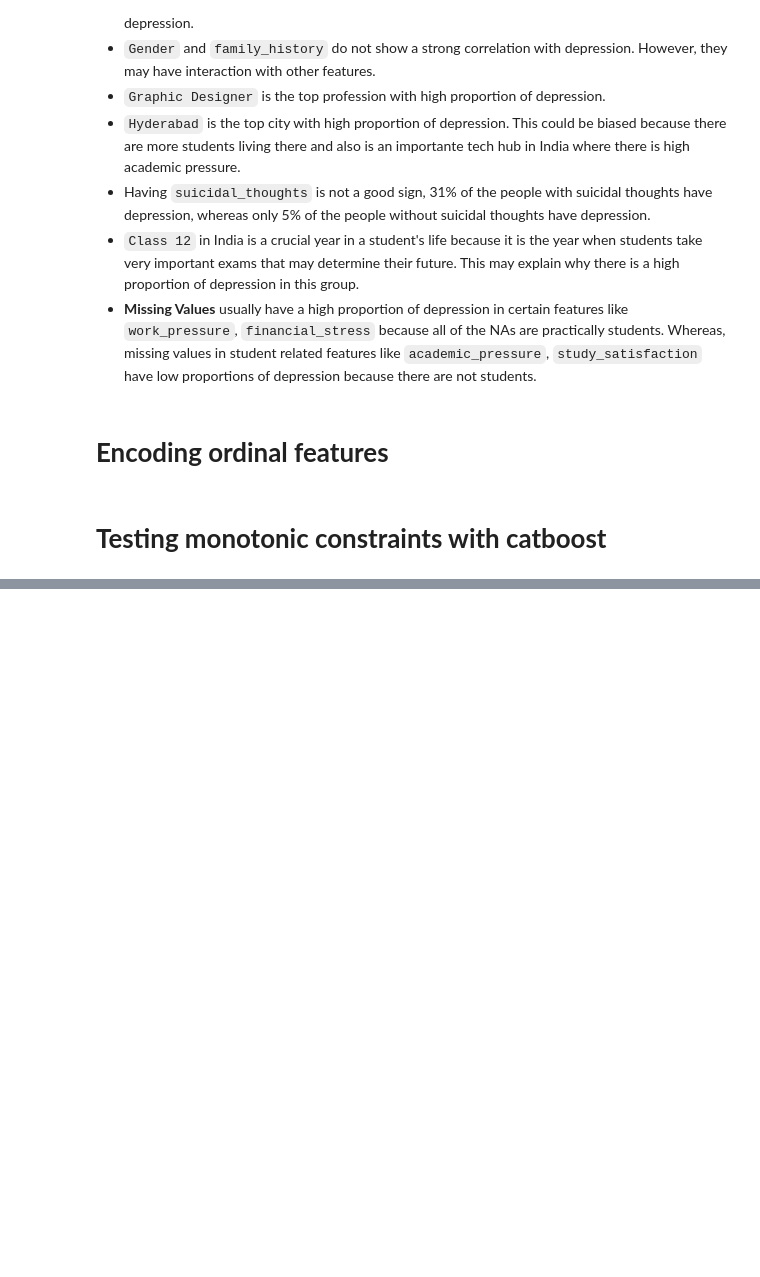
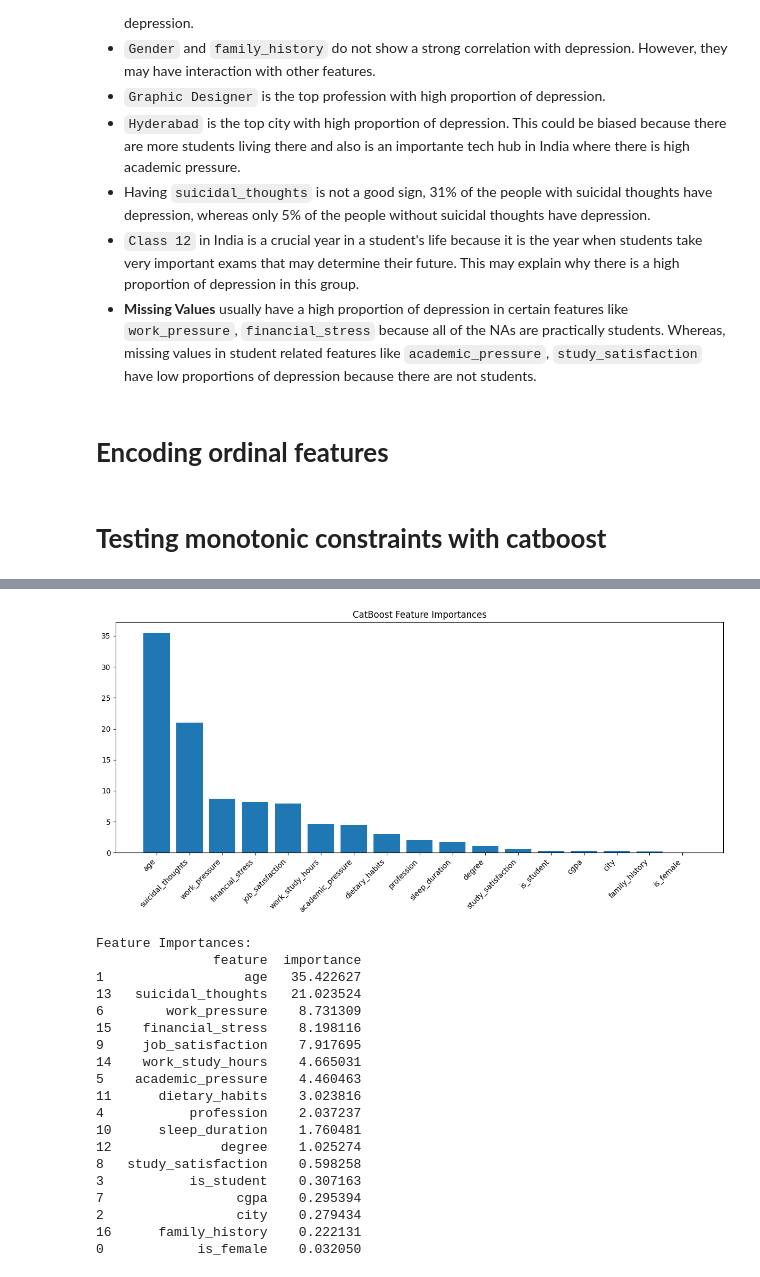
Before and after one commit to falrrema/Ps4e11_Exploring_Mental_Health_Data, a Jupyter notebook: Monotonic_Constrains_Experiments.ipynb, the cells around one changed output, grey strips where cells are left out. Saved outputs shown, nothing was run; the diff lists cells and outputs as text; code cells hidden in the pictures; blank space fills up the shorter version.

```diff
--- a/Monotonic_Constrains_Experiments.ipynb
+++ b/Monotonic_Constrains_Experiments.ipynb
@@ -205,8 +302,8 @@ for feat in ordered_features:
 train_prep['work_study_hours'] = apply_custom_mapping(train_prep['work_study_hours'], work_study_hours_mapping)
 train_prep['financial_stress'] = apply_custom_mapping(train_prep['financial_stress'], financial_stress_mapping)
 train_prep['academic_pressure'] = apply_custom_mapping(train_prep['academic_pressure'], academic_pressure_mapping)
-train_prep['dietary_habits'] = apply_custom_mapping(train_prep['dietary_habits'], dietary_mapping)
-train_prep['sleep_duration'] = apply_custom_mapping(train_prep['sleep_duration'], sleep_mapping)
+train_prep['dietary_habits'] = apply_custom_mapping(train_prep['dietary_habits'], dietary_mapping).astype(int)
+train_prep['sleep_duration'] = apply_custom_mapping(train_prep['sleep_duration'], sleep_mapping).astype(int)
 train_prep['work_pressure'] = apply_custom_mapping(train_prep['work_pressure'], work_pressure_mapping)
 train_prep['job_satisfaction'] = apply_custom_mapping(train_prep['job_satisfaction'], job_satisfaction_mapping)
 train_prep['study_satisfaction'] = apply_custom_mapping(train_prep['study_satisfaction'], study_satisfaction_mapping)
@@ -263,0 +456,42 @@ X_train, X_test, y_train, y_test = train_test_split(X, y, test_size=0.2, random_
+# %%
+# Train a final model on the full training set to get feature importances
+final_model = CatBoostClassifier(**catboost_params, random_state=42, verbose=False)
+final_model.fit(X_train, y_train, cat_features=cat_features)
+
+# Get feature importances
+importances = pd.DataFrame({
+    'feature': X_train.columns,
+    'importance': final_model.feature_importances_
+})
+
+# Sort by importance
+importances = importances.sort_values('importance', ascending=False)
+
+# Plot feature importances
+plt.figure(figsize=(12, 6))
+plt.bar(importances['feature'], importances['importance'])
+plt.xticks(rotation=45, ha='right')
+plt.title('CatBoost Feature Importances')
+plt.tight_layout()
+plt.show()
+# %% [output]
+[figure, added]
+Feature Importances:
+               feature  importance
+1                  age   35.422627
+13   suicidal_thoughts   21.023524
+6        work_pressure    8.731309
+15    financial_stress    8.198116
+9     job_satisfaction    7.917695
+14    work_study_hours    4.665031
+5    academic_pressure    4.460463
+11      dietary_habits    3.023816
+4           profession    2.037237
+10      sleep_duration    1.760481
+12              degree    1.025274
+8   study_satisfaction    0.598258
+3           is_student    0.307163
+7                 cgpa    0.295394
+2                 city    0.279434
+16      family_history    0.222131
+0            is_female    0.032050
```
Also changed, not shown: parts of 10 cells of this notebook.
